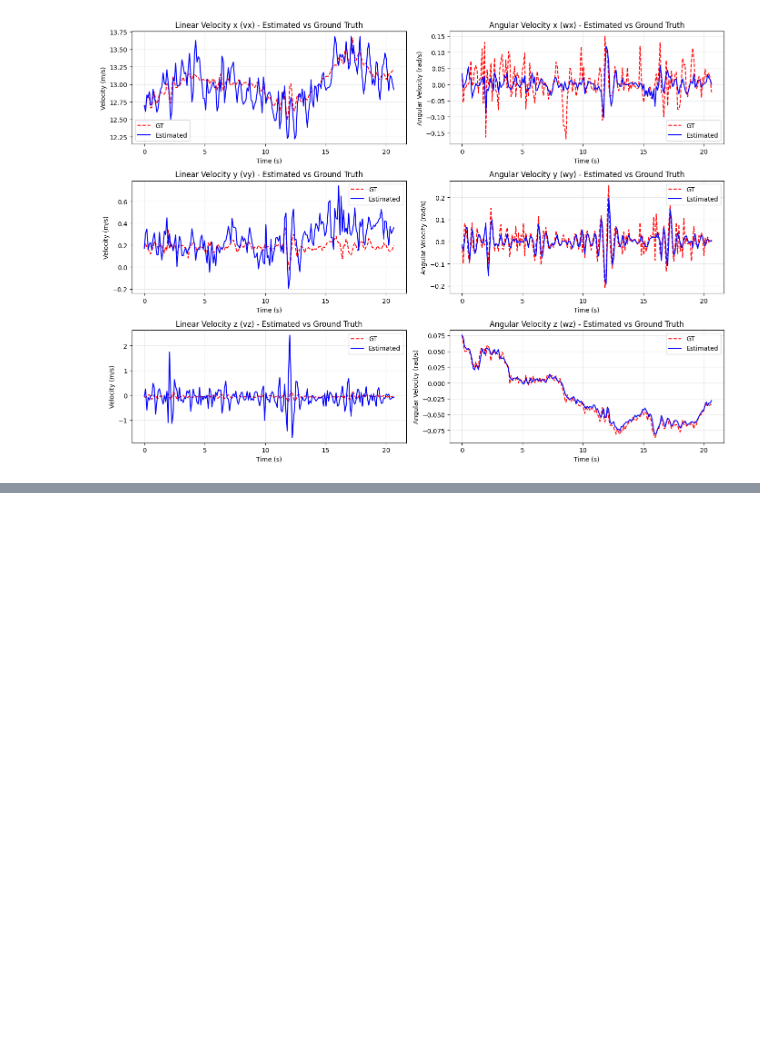
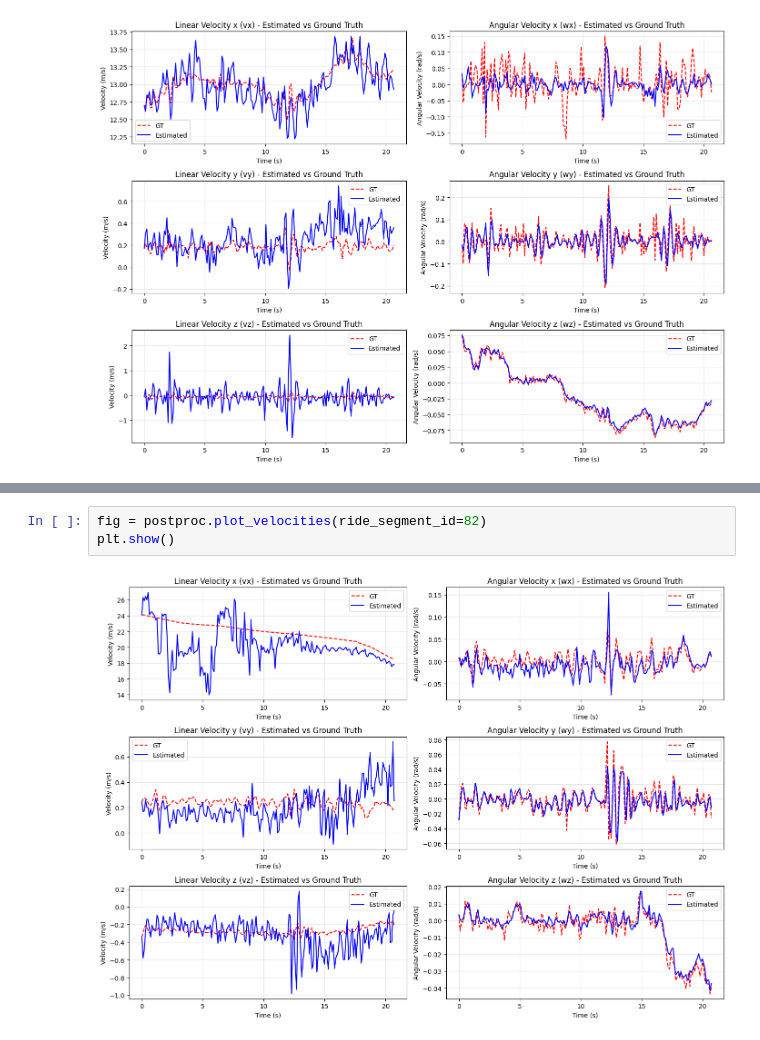
Before and after one commit to EngineerXL/master-diploma, a Jupyter notebook: notebooks/locviewers/big-20-sec_icp.ipynb, the cells around one changed output, grey strips where cells are left out. Drawn from its saved outputs; the diff is of its cells as text; blank space fills up the shorter version.

```diff
--- a/notebooks/locviewers/big-20-sec_icp.ipynb
+++ b/notebooks/locviewers/big-20-sec_icp.ipynb
@@ -31,0 +58,5 @@ plt.show()
+# %%
+fig = postproc.plot_velocities(ride_segment_id=82)
+plt.show()
+# %% [output]
+[figure, added]
```
Also changed, not shown: parts of 7 cells of this notebook, 3 other files.
